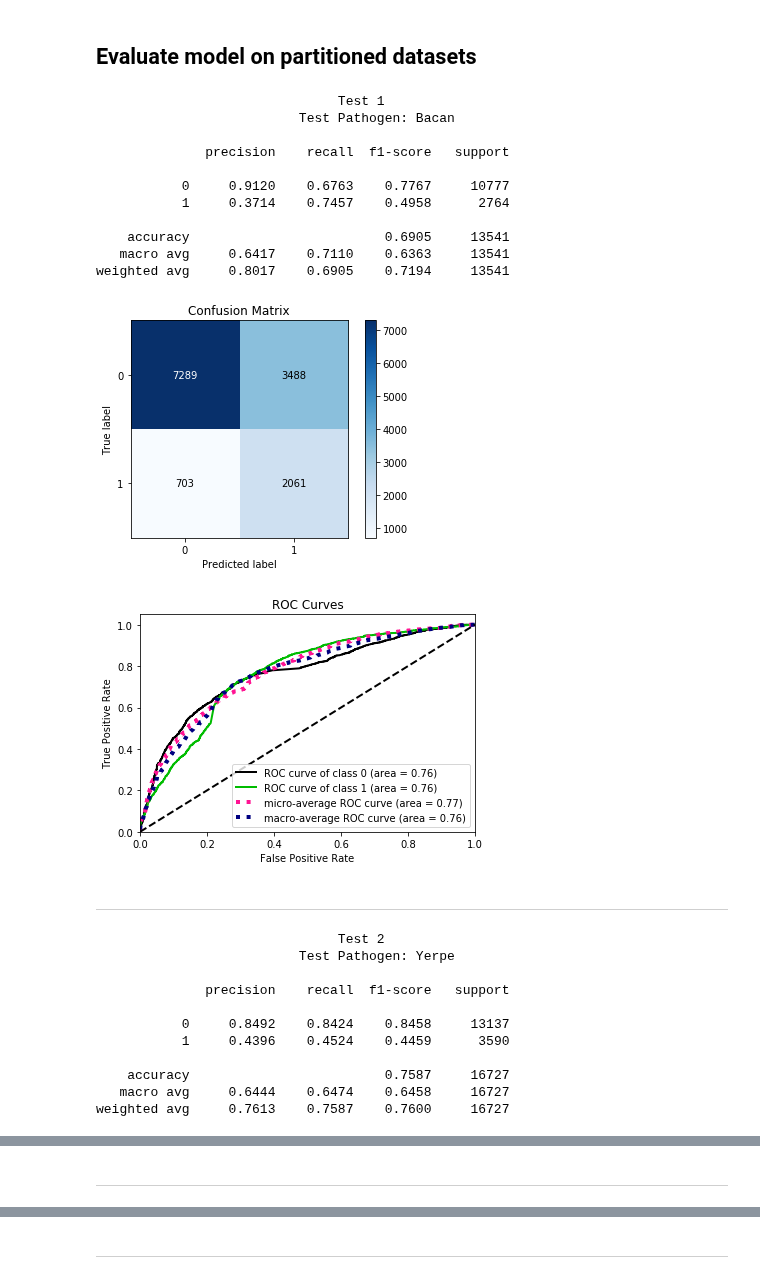
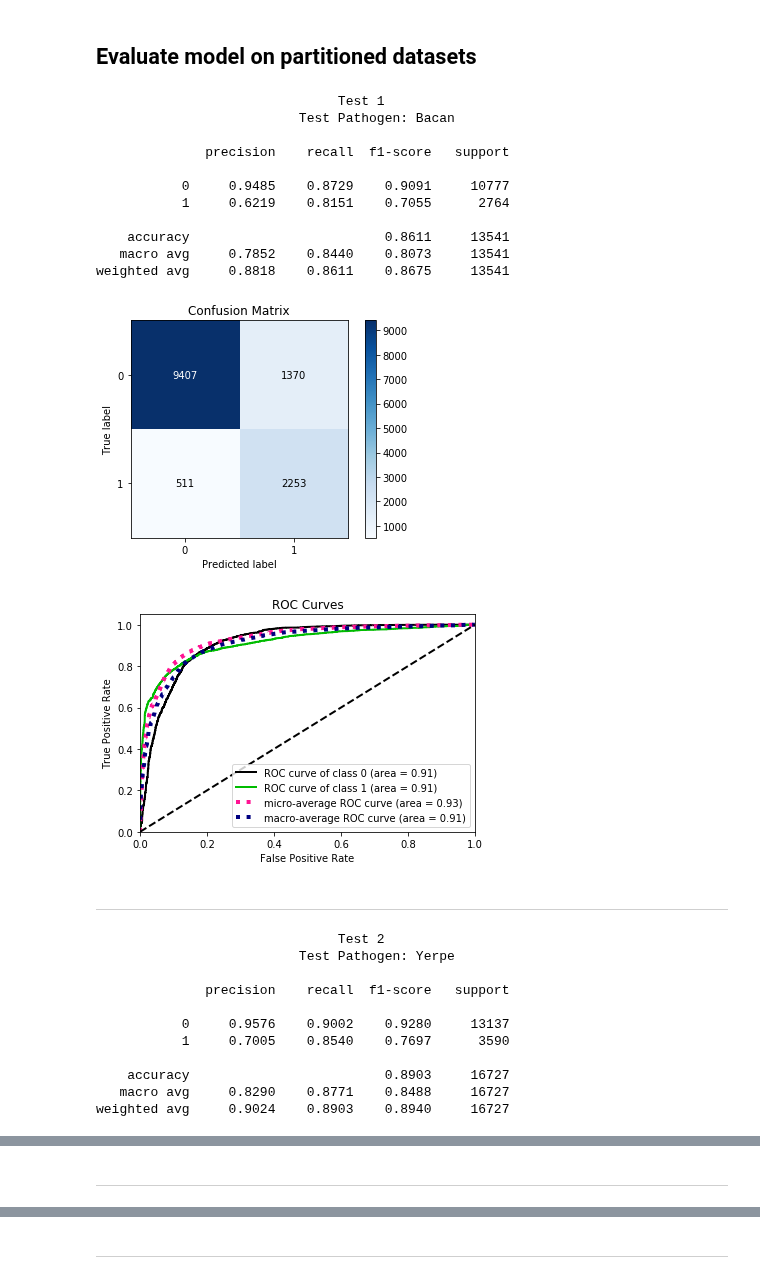
Before and after one commit to reinhartg/HP-PPI-prediction, a Jupyter notebook: codes/4. Classifier Training.ipynb, the cells around one changed output, grey strips where cells are left out. Drawn from its saved outputs; the diff is of its cells as text; code cells hidden in the pictures.

Commit message:
Set logistic regression as classifier

```diff
--- a/codes/4. Classifier Training.ipynb
+++ b/codes/4. Classifier Training.ipynb
@@ -68,11 +65,12 @@ y[y == 0] = -1
 # %%
 # Define objective function
 def get_score(space):
-    clf = SVC(**space, probability=True, cache_size=10000)
-    pipe = Pipeline([('scaler', StandardScaler()), ('clf', clf)])
+    clf = LogisticRegression(**space, random_state=7)
+
+    #pipe = Pipeline([('scaler', StandardScaler()), ('clf', clf)])
 
     cv = StratifiedKFold(n_splits=5, shuffle=True, random_state=7)
-    score = cross_val_score(pipe, X, y, cv=cv, scoring='f1').mean()
+    score = cross_val_score(clf, X, y, cv=cv, scoring='f1', n_jobs=5).mean()
 
     return score
 
@@ -118,13 +100,0 @@ for param in param_space.keys():
-# %%
-# Plot loss vs parameter value
-x=[]
-y=[]
-
-for param in param_space.keys():
-    for t in trials.trials:
-        x.append(t['misc']['vals'][param])
-        y.append(t['result']['loss'])
-
-    _ = plt.xlabel(param)
-    _ = plt.scatter(x, y)
-    _ = plt.show()
@@ -137,9 +101,10 @@ for param in param_space.keys():
 # %%
 # Set up classifier
-best_params
-clf = SVC(**best_params, probability=True, cache_size=10000)
+clf = LogisticRegression(**best_params,
+                               random_state=7)
+clf.set_params(class_weight='balanced')
 _ = clf.fit(X, y)
 
 # Dump model as pickle
-_ = joblib.dump(clf, 'RF_best.pkl')
+_ = joblib.dump(clf, 'best.pkl')
 # %% [output]
@@ -163,56 +118,55 @@ _ = feat_importances.nlargest(10).plot(kind='bar')
 # %%
 # Train and test classifier on different datasets
 ## Partition datasets by pathogen species
 i = 0 # track number of tests
 
 for p_test in pathogens:
     p_train = [p for p in pathogens if p != p_test]
-    X, y = get_dataset(p_train)
+    X_train, y_train = get_dataset(p_train)
 
     # Train classifier
-    _ = clf.fit(X, y)
+    #_ = clf.fit(X_train, y_train)
 
     # Evaluate performance on test set
-    X, y = get_dataset([p_test])
-    y_pred = clf.predict(X)
-    y_proba = clf.predict_proba(X)
+    X_test, y_test = get_dataset([p_test])
+    y_pred = clf.predict(X_test)
+    y_proba = clf.predict_proba(X_test)
 
-    del X
     i += 1
 
     print('Test %i'.center(70) % i)
     print('Test Pathogen: %s\n'.center(70) % p_test)
-    print(classification_report(y, y_pred, digits=4))
+    print(classification_report(y_test, y_pred, digits=4))
 
     # Plot metrics
-    _ = plot_confusion_matrix(y, y_pred)
-    _ = plot_roc(y, y_proba)
+    _ = plot_confusion_matrix(y_test, y_pred)
+    _ = plot_roc(y_test, y_proba)
     _ = plt.show()
 
     display(Markdown('<hr></hr>'))
 # %% [output]
                                Test 1
                           Test Pathogen: Bacan
 
               precision    recall  f1-score   support
 
-           0     0.9120    0.6763    0.7767     10777
-           1     0.3714    0.7457    0.4958      2764
+           0     0.9485    0.8729    0.9091     10777
+           1     0.6219    0.8151    0.7055      2764
 
-    accuracy                         0.6905     13541
-   macro avg     0.6417    0.7110    0.6363     13541
-weighted avg     0.8017    0.6905    0.7194     13541
+    accuracy                         0.8611     13541
+   macro avg     0.7852    0.8440    0.8073     13541
+weighted avg     0.8818    0.8611    0.8675     13541
-[figure, old version]
+[figure, new version]
-[figure, old version]
+[figure, new version]
 <hr></hr>
                                Test 2
                           Test Pathogen: Yerpe
 
               precision    recall  f1-score   support
 
-           0     0.8492    0.8424    0.8458     13137
-           1     0.4396    0.4524    0.4459      3590
+           0     0.9576    0.9002    0.9280     13137
+           1     0.7005    0.8540    0.7697      3590
 
-    accuracy                         0.7587     16727
-   macro avg     0.6444    0.6474    0.6458     16727
-weighted avg     0.7613    0.7587    0.7600     16727
+    accuracy                         0.8903     16727
+   macro avg     0.8290    0.8771    0.8488     16727
+weighted avg     0.9024    0.8903    0.8940     16727
```
Also changed, not shown: parts of 9 cells of this notebook, 1 other file.
